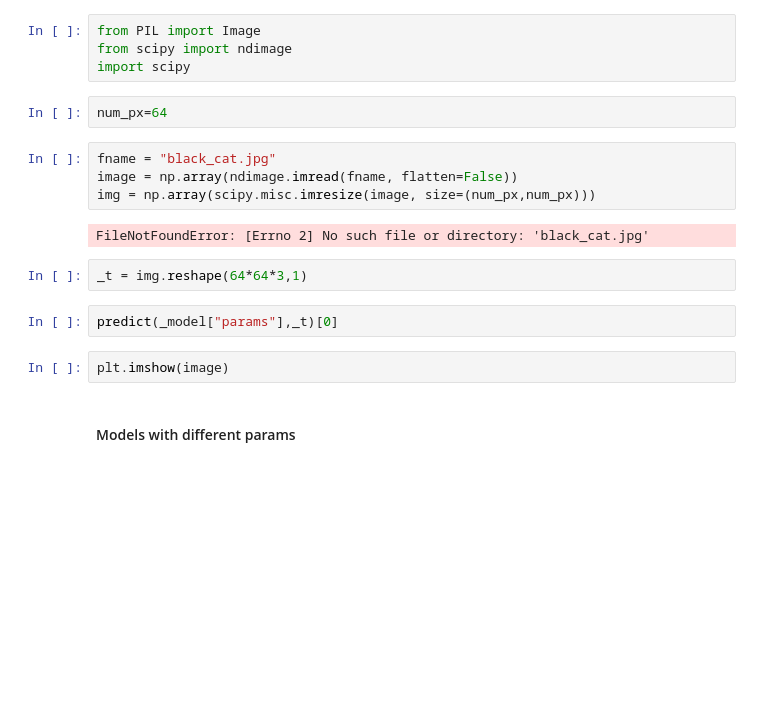
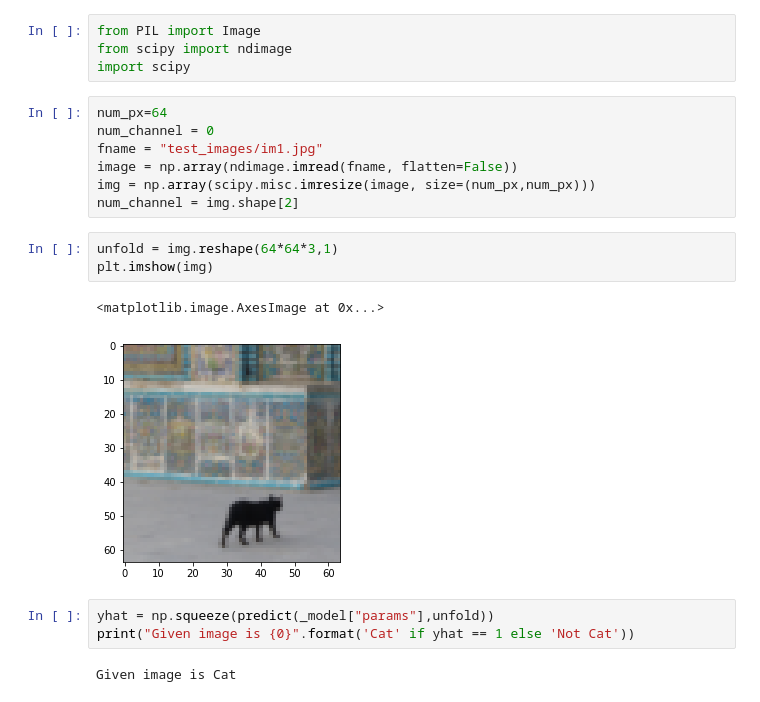
Before and after one commit to geekwhocodes/Logistic-Regression-Example, a Jupyter notebook: CatNotCat/ANN_IMG_Classifier.ipynb, the cells around one changed output. Drawn from its saved outputs; the diff is of its cells as text; blank space fills up the shorter version.

```diff
--- a/CatNotCat/ANN_IMG_Classifier.ipynb
+++ b/CatNotCat/ANN_IMG_Classifier.ipynb
@@ -339,19 +339,21 @@ plt.show()
 from PIL import Image
 from scipy import ndimage
 import scipy
-# %%
-num_px=64
 # %%
-fname = "black_cat.jpg"
+num_px=64
+num_channel = 0
+fname = "test_images/im1.jpg"
 image = np.array(ndimage.imread(fname, flatten=False))
 img = np.array(scipy.misc.imresize(image, size=(num_px,num_px)))
+num_channel = img.shape[2]
-# %% [output]
-FileNotFoundError: [Errno 2] No such file or directory: 'black_cat.jpg'
 # %%
-_t = img.reshape(64*64*3,1)
+unfold = img.reshape(64*64*3,1)
+plt.imshow(img)
+# %% [output]
+<matplotlib.image.AxesImage at 0x...>
+[figure, added]
-# %%
-predict(_model["params"],_t)[0]
-# %%
-plt.imshow(image)
-# %% [markdown]
-#### Models with different params
+# %%
+yhat = np.squeeze(predict(_model["params"],unfold))
+print("Given image is {0}".format('Cat' if yhat == 1 else 'Not Cat'))
+# %% [output]
+Given image is Cat
```
Also changed, not shown: 3 other files.
